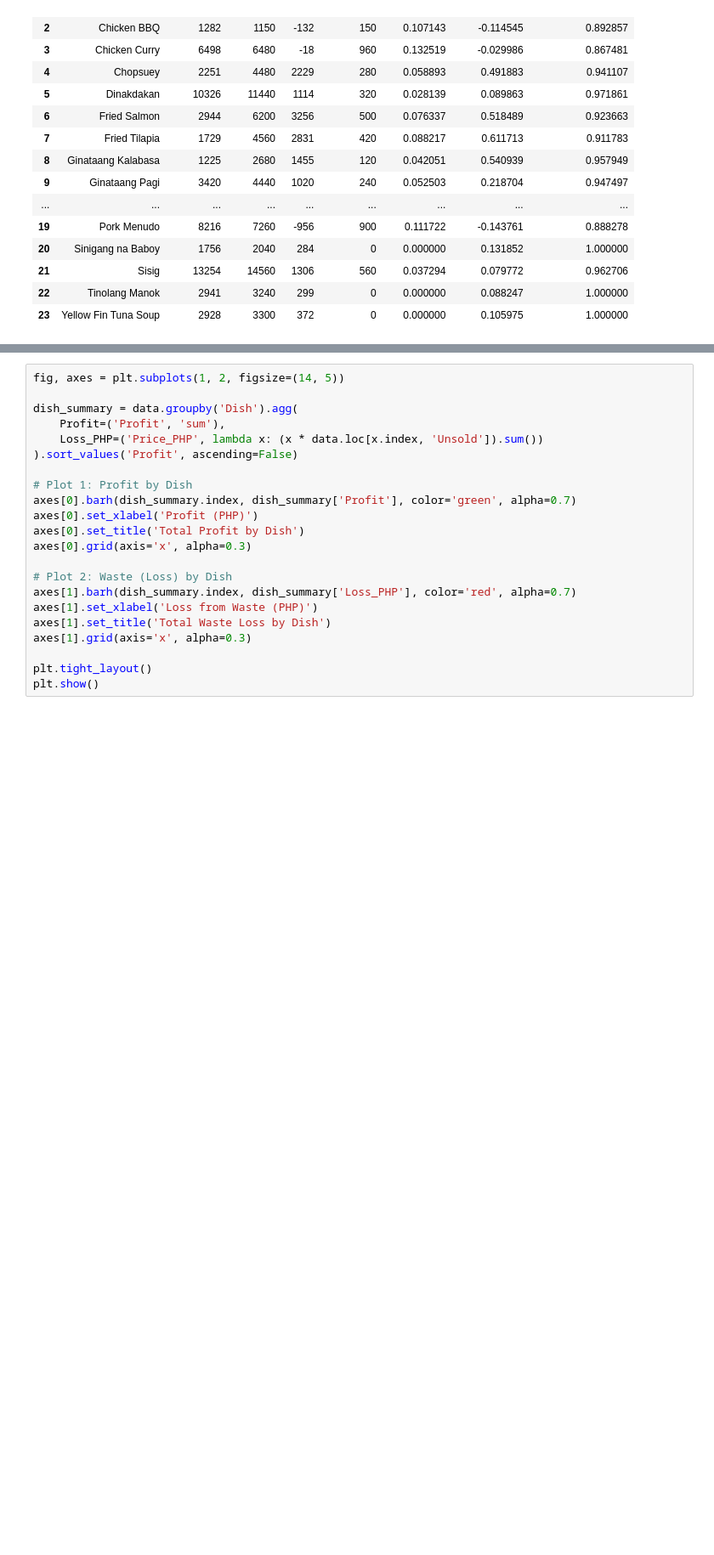
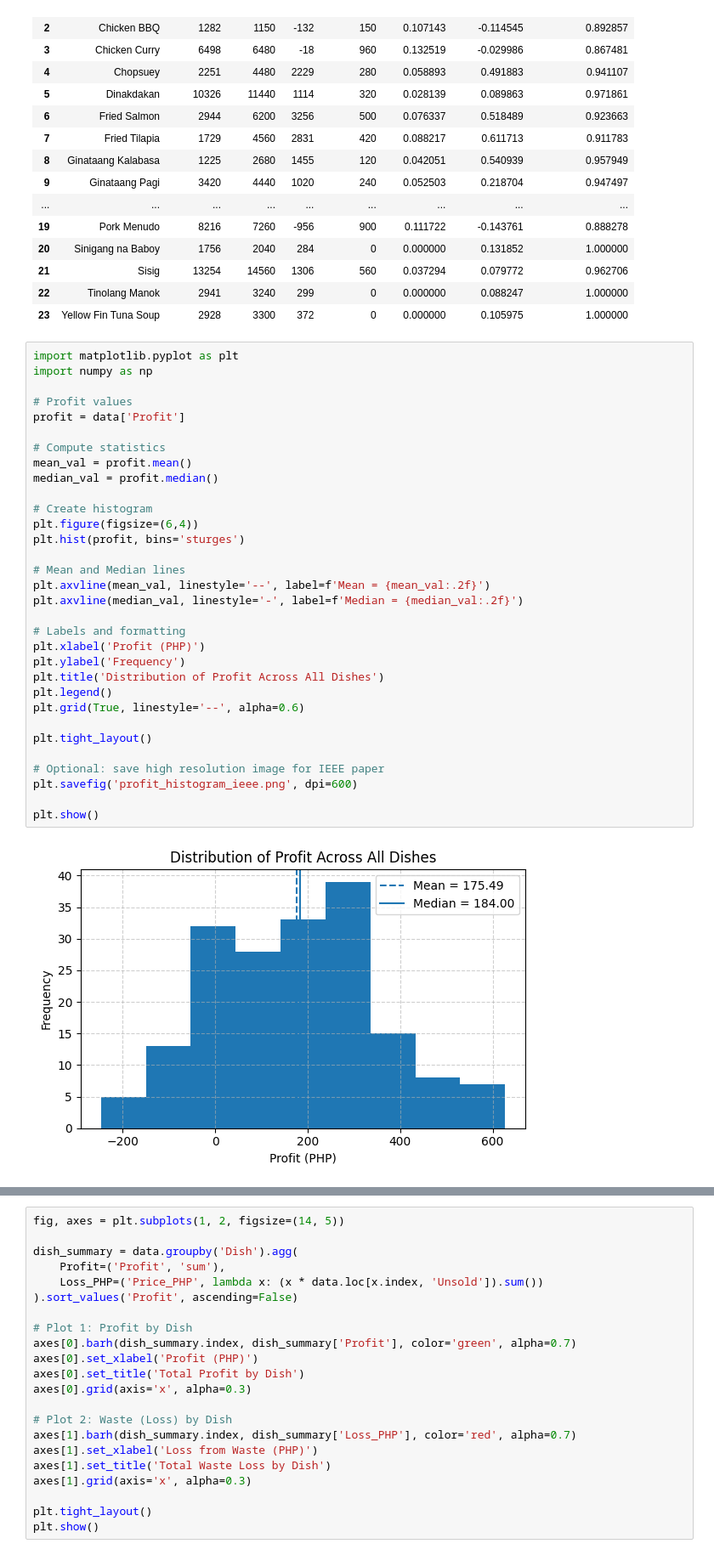
Before and after one commit to baldeoJV/CCDATS1L_PROJECT, a Jupyter notebook: main.ipynb, the cells around one changed output, grey strips where cells are left out. Shown at 85% size. Drawn from its saved outputs; the diff is of its cells as text; blank space fills up the shorter version.

```diff
--- a/main.ipynb
+++ b/main.ipynb
@@ -250,3 +250,37 @@ data.groupby('Dish').agg(
 | 21 | Sisig | 13254 | 14560 | 1306 | 560 | 0.037294 | 0.079772 | 0.962706 |
 | 22 | Tinolang Manok | 2941 | 3240 | 299 | 0 | 0.000000 | 0.088247 | 1.000000 |
 | 23 | Yellow Fin Tuna Soup | 2928 | 3300 | 372 | 0 | 0.000000 | 0.105975 | 1.000000 |
+# %%
+import matplotlib.pyplot as plt
+import numpy as np
+
+# Profit values
+profit = data['Profit']
+
+# Compute statistics
+mean_val = profit.mean()
+median_val = profit.median()
+
+# Create histogram
+plt.figure(figsize=(6,4))
+plt.hist(profit, bins='sturges')
+
+# Mean and Median lines
+plt.axvline(mean_val, linestyle='--', label=f'Mean = {mean_val:.2f}')
+plt.axvline(median_val, linestyle='-', label=f'Median = {median_val:.2f}')
+
+# Labels and formatting
+plt.xlabel('Profit (PHP)')
+plt.ylabel('Frequency')
+plt.title('Distribution of Profit Across All Dishes')
+plt.legend()
+plt.grid(True, linestyle='--', alpha=0.6)
+
+plt.tight_layout()
+
+# Optional: save high resolution image for IEEE paper
+plt.savefig('profit_histogram_ieee.png', dpi=600)
+
+plt.show()
+# %% [output]
+[figure, added]
```
Also changed, not shown: parts of 4 cells of this notebook.
